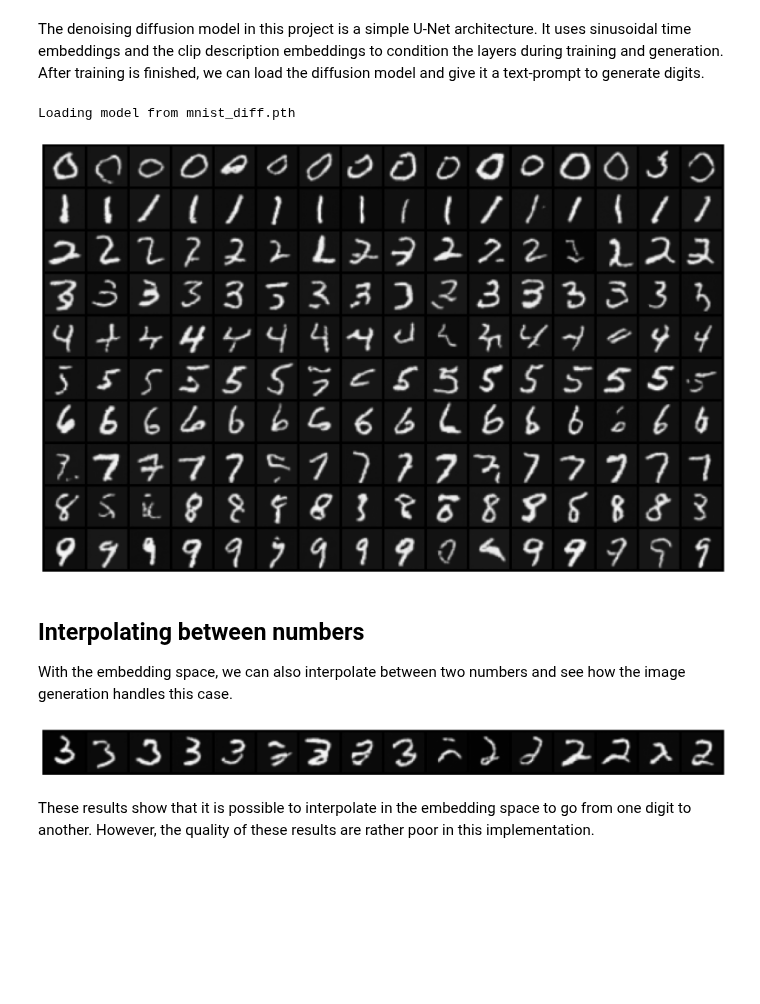
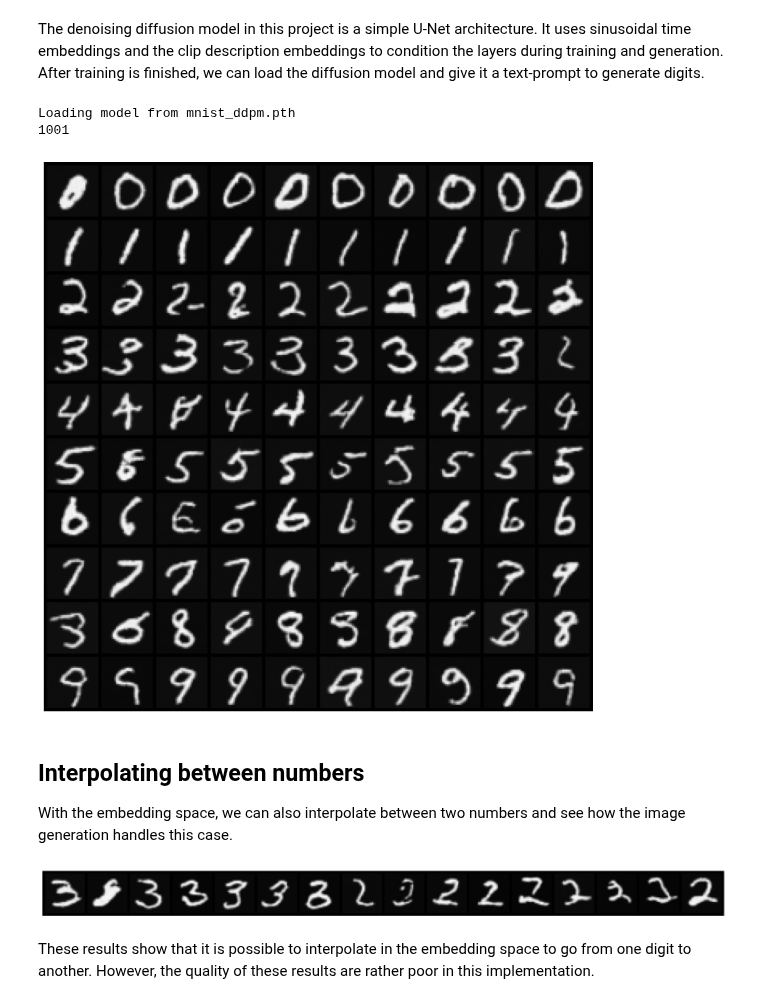
Before and after one commit to lukas-gandler/Text-To-Image, a Jupyter notebook: demo.ipynb, the cells around one changed output. Saved outputs shown, nothing was run; the diff lists cells and outputs as text; code cells hidden in the pictures; blank space fills up the shorter version.

Commit message:
Finishing up the MNIST text-to-image generation.

```diff
--- a/demo.ipynb
+++ b/demo.ipynb
@@ -25,10 +23,10 @@ CLIP was proposed by OpenAI in the paper of [Radford et al. (2021)](https://arxi
 # %% [markdown]
 The following sections will use the MNIST dataset to implement these ideas since it is a small dataset that allows for fast training.
 # %%
-description_encoder = CharacterEncoder('abcdefghijklmnopqrstuvwxyz1234567890 .!?')
+description_encoder = CharacterTokenizer('abcdefghijklmnopqrstuvwxyz1234567890 .!?')
 classes = ['zero', 'one', 'two', 'three', 'four', 'five', 'six', 'seven', 'eight', 'nine']
 
-_, validation_loader = load_MNIST(encoder=description_encoder, batch_size=128, num_workers=4)
+_, validation_loader = load_mnist(encoder=description_encoder, batch_size=128, num_workers=4)
 # %% [markdown]
 For the image encoder, this project uses a simple CNN architecture with three convolutional layer and two linear layers at the end. For the text encoder, a three-layer LSTM was used which reads each character of the description as its own token and then produces an output vector of the whole input. For the text encoding it is important that the encoder always produces token-vectors of the same length independent of the length of the description. Otherwise, if we would dynamically pad the sequences to the longest one in the batch we will get troubles later on when we want to generate a single digit as the LSTM encoder might rely too much on the padding for shorter inputs such as 'six' and produce nonsensical outputs. The tokenized sequence length size is fixed to 10 (excluding START and END token).
 # %% [markdown]
@@ -68,38 +66,40 @@ The next step is to use these description embeddings to guide a diffusion model
 # %% [markdown]
 The denoising diffusion model in this project is a simple U-Net architecture. It uses sinusoidal time embeddings and the clip description embeddings to condition the layers during training and generation. After training is finished, we can load the diffusion model and give it a text-prompt to generate digits.
 # %%
-DIFFUSION_MODEL_PATH = 'mnist_diff.pth'
+DIFFUSION_MODEL_PATH = 'mnist_ddpm.pth'
 TIME_EMBEDDING_DIM = 128
 
 unet = ConditionalUNet(in_channels=1, time_embedding_dim=TIME_EMBEDDING_DIM, clip_embedding_dim=CLIP_EMBEDDING_DIM)
 ddpm = DiffusionModel(network=unet, max_steps=1000, min_beta=0.0001, max_beta=0.02)
 ddpm = load_model(ddpm, DIFFUSION_MODEL_PATH).to(device).to(device).eval()
 
 # Prompt several samples per digit
-SAMPLES_PER_DIGIT = 16
+SAMPLES_PER_DIGIT = 10
 max_sequence_length = len(max(classes, key=len))
 
 generation_prompt = torch.stack(
     [description_encoder('zero')]*SAMPLES_PER_DIGIT +
     [description_encoder('one')]*SAMPLES_PER_DIGIT +
     [description_encoder('two')]*SAMPLES_PER_DIGIT +
     [description_encoder('three')]*SAMPLES_PER_DIGIT +
     [description_encoder('four')]*SAMPLES_PER_DIGIT +
     [description_encoder('five')]*SAMPLES_PER_DIGIT +
     [description_encoder('six')]*SAMPLES_PER_DIGIT +
     [description_encoder('seven')]*SAMPLES_PER_DIGIT +
     [description_encoder('eight')]*SAMPLES_PER_DIGIT +
     [description_encoder('nine')]*SAMPLES_PER_DIGIT
 ).to(device)
 
 generation_prompt_embedding = clip_model.get_text_embeddings(generation_prompt)
-generated_images = ddpm.sample_new_image(num_samples=generation_prompt_embedding.shape[0], clip_embedding=generation_prompt_embedding)
+generated_images, trajectory = ddpm.sample_new_images(num_samples=generation_prompt_embedding.shape[0], clip_embedding=generation_prompt_embedding)
+print(len(trajectory))
 
 # Show the digits one row at a time
 plot_image_batch(generated_images, n_row=SAMPLES_PER_DIGIT)
 # %% [output]
-Loading model from mnist_diff.pth
+Loading model from mnist_ddpm.pth
+1001
-[figure, old version]
+[figure, new version]
 # %% [markdown]
 ## Interpolating between numbers
 With the embedding space, we can also interpolate between two numbers and see how the image generation handles this case.
@@ -115,9 +115,9 @@ end_embedding = clip_model.get_text_embeddings(description_encoder(END_CLASS)[No
 interpolations = [torch.lerp(start_embedding, end_embedding, alpha) for alpha in torch.linspace(0, 1, steps=STEPS)]
 
 embeddings = torch.stack(interpolations).squeeze().to(device)
-generated_images = ddpm.sample_new_image(num_samples=STEPS, clip_embedding=embeddings)
+generated_images = ddpm.sample_new_images(num_samples=STEPS, clip_embedding=embeddings)
 plot_image_batch(generated_images, n_row=STEPS)
 # %% [output]
-[figure, old version]
+[figure, new version]
 # %% [markdown]
 These results show that it is possible to interpolate in the embedding space to go from one digit to another. However, the quality of these results are rather poor in this implementation.
```
Also changed, not shown: parts of 3 cells of this notebook, 19 other files.
